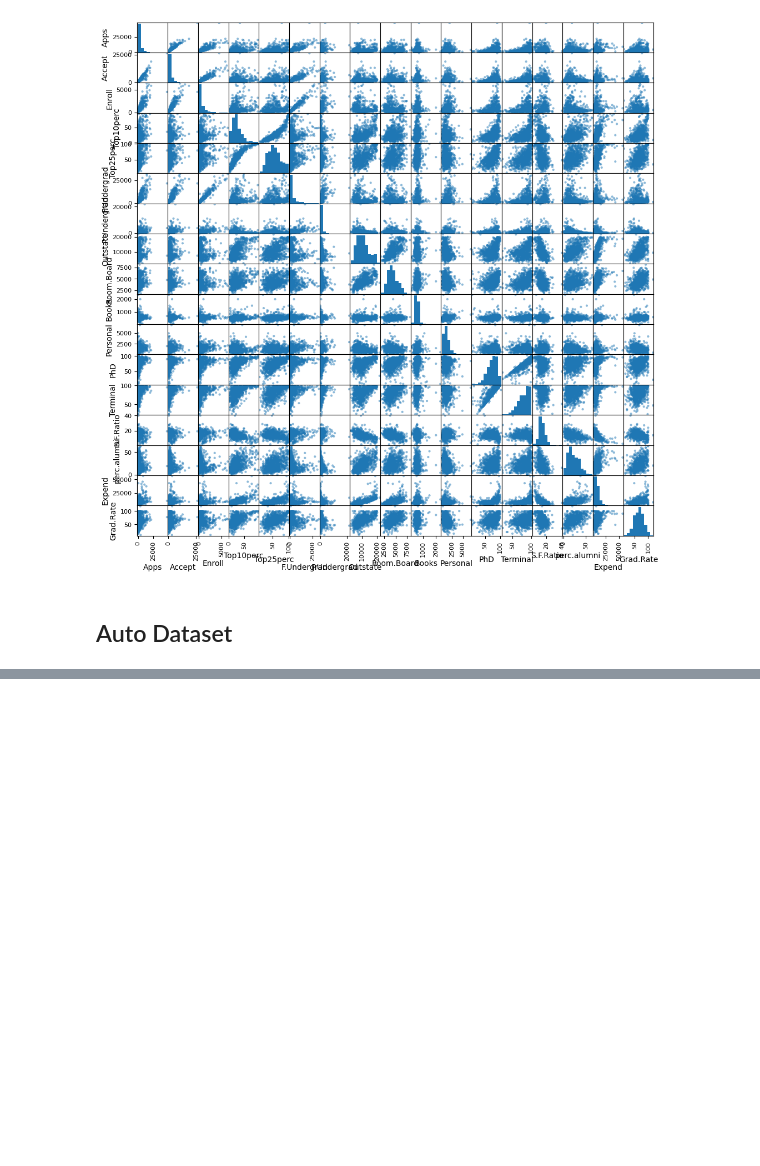
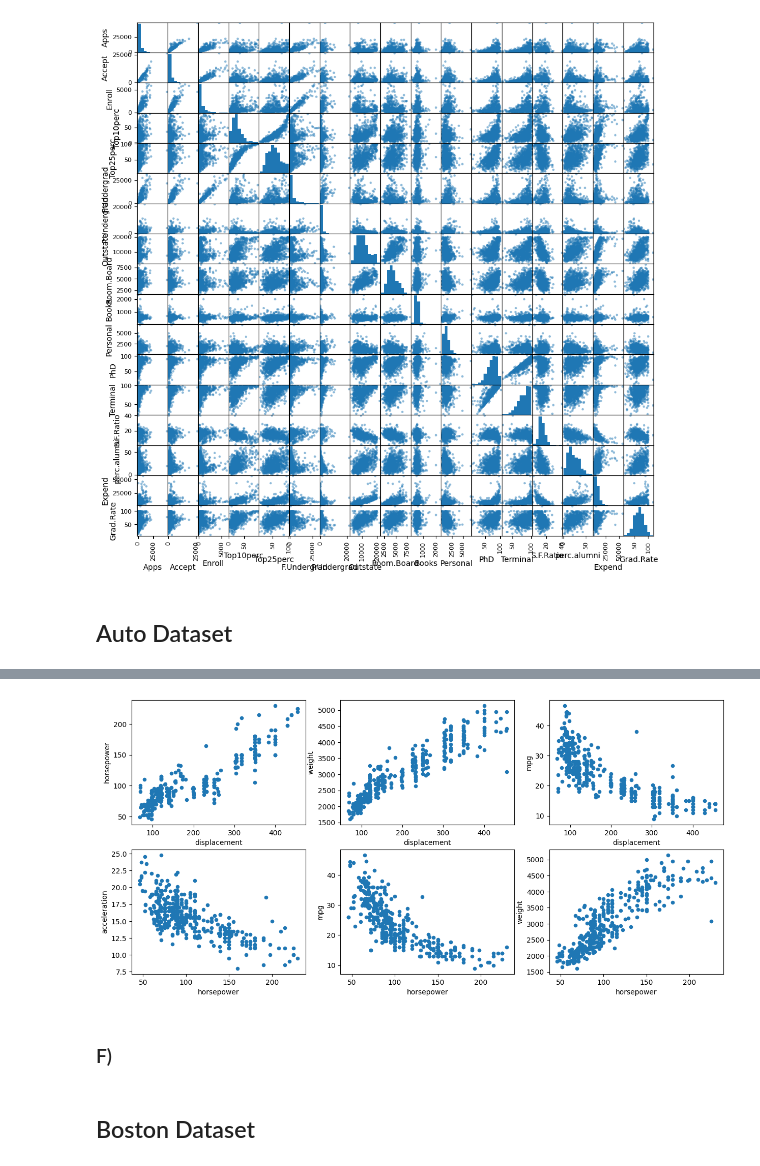
Before and after one commit to NDubelovskyi/ISLP, a Jupyter notebook: Chapter 2 Application.ipynb, the cells around one changed output, grey strips where cells are left out. Cells and saved outputs as stored; diff of their text form; code cells hidden in the pictures; blank space fills up the shorter version.

```diff
--- a/Chapter 2 Application.ipynb
+++ b/Chapter 2 Application.ipynb
@@ -229,0 +412,19 @@ pd.plotting.scatter_matrix(college, figsize=(12,12));
+# %%
+# Auto.plot?
+fig, ax = plt.subplots(ncols=3, nrows=2, figsize=(15,7))
+Auto.plot('displacement', 'horsepower', kind='scatter', ax=ax[0][0])
+Auto.plot('displacement', 'weight', kind='scatter', ax=ax[0][1])
+Auto.plot('displacement', 'mpg', kind='scatter', ax=ax[0][2])
+Auto.plot('horsepower', 'acceleration', kind='scatter', ax=ax[1][0])
+Auto.plot('horsepower', 'mpg', kind='scatter', ax=ax[1][1])
+Auto.plot('horsepower', 'weight', kind='scatter', ax=ax[1][2])
+
+plt.show()
+
+# The horsepower, displacement, weight, and mpg predictors are closely related
+# They might share their predictive power and some could be possibly dropped
+# for easier computation
+# %% [output]
+[figure, added]
+# %% [markdown]
+### F)
@@ -229,0 +438,2 @@ pd.plotting.scatter_matrix(college, figsize=(12,12));
+# %% [markdown]
+## Boston Dataset
```
Also changed, not shown: parts of 19 cells of this notebook, 1 other file.
